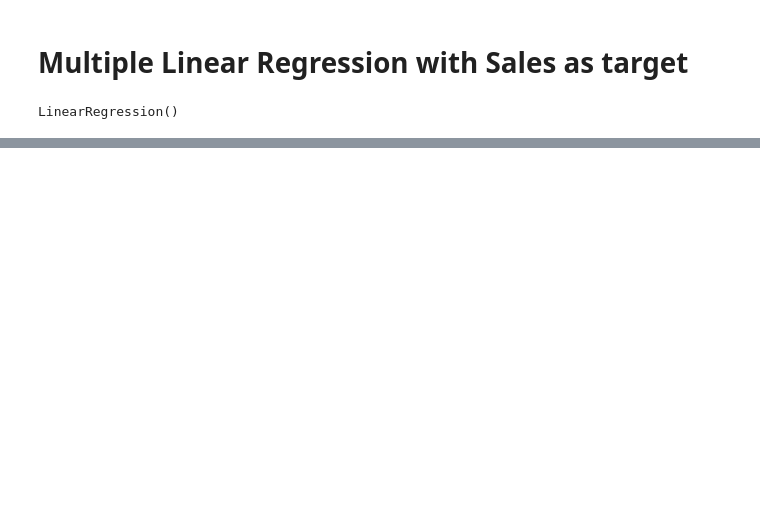
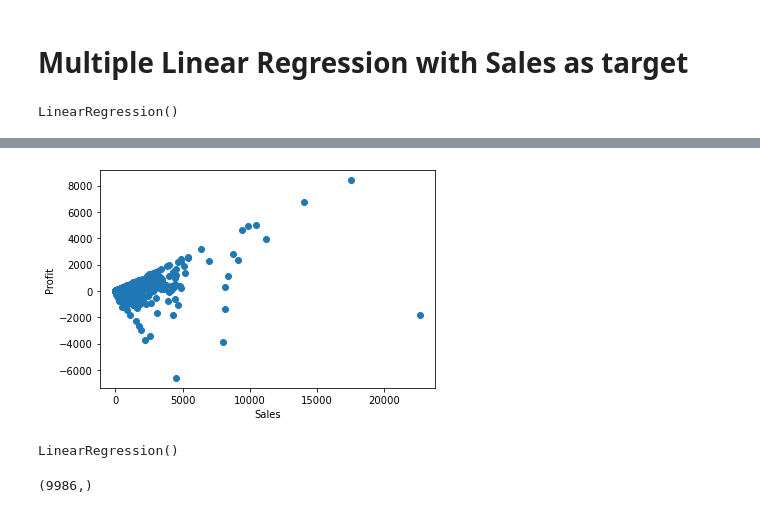
Before and after one commit to rubadhanaraj/Final_project, a Jupyter notebook: Multiple_Linear_regression.ipynb, the cells around one changed output, grey strips where cells are left out. Saved outputs shown, nothing was run; the diff lists cells and outputs as text; code cells hidden in the pictures; blank space fills up the shorter version.

Commit message:
Updated Multiple Linear Regression

```diff
--- a/Multiple_Linear_regression.ipynb
+++ b/Multiple_Linear_regression.ipynb
@@ -158,0 +191,7 @@ np.sqrt(mean_squared_error(y_test,y_prediction))
+# %%
+plt.scatter(df["Sales"], df["Profit"])
+plt.xlabel("Sales"),
+plt.ylabel("Profit")
+plt.show()
+# %% [output]
+[figure, added]
@@ -158,0 +201,12 @@ np.sqrt(mean_squared_error(y_test,y_prediction))
+# %%
+# Fit the data into the model
+# By convention, X is capitalized and y is lowercase
+model.fit(X, y)
+# %% [output]
+LinearRegression()
+# %%
+# The model creates predicted y values based on X values
+y_pred = model.predict(X)
+print(y_pred.shape)
+# %% [output]
+(9986,)
```
Also changed, not shown: parts of 30 cells of this notebook.
